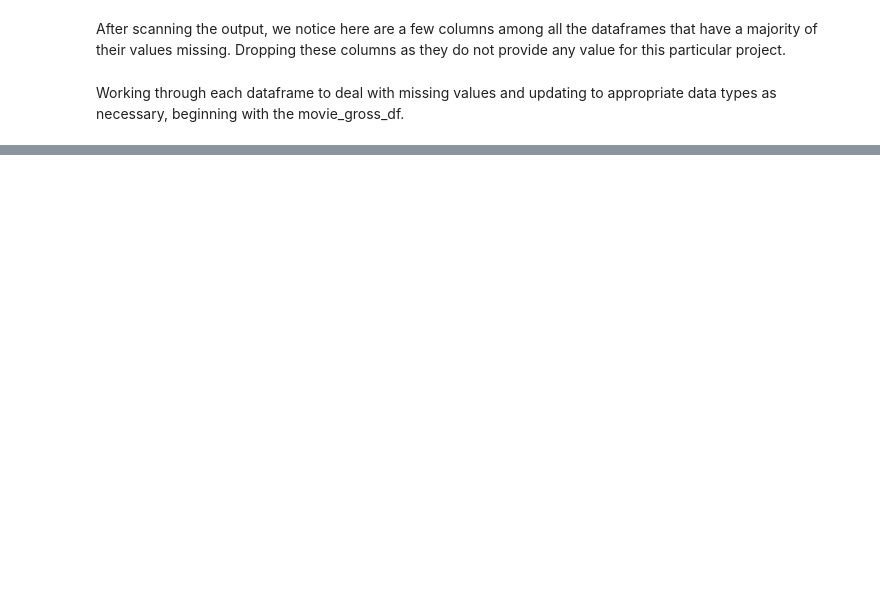
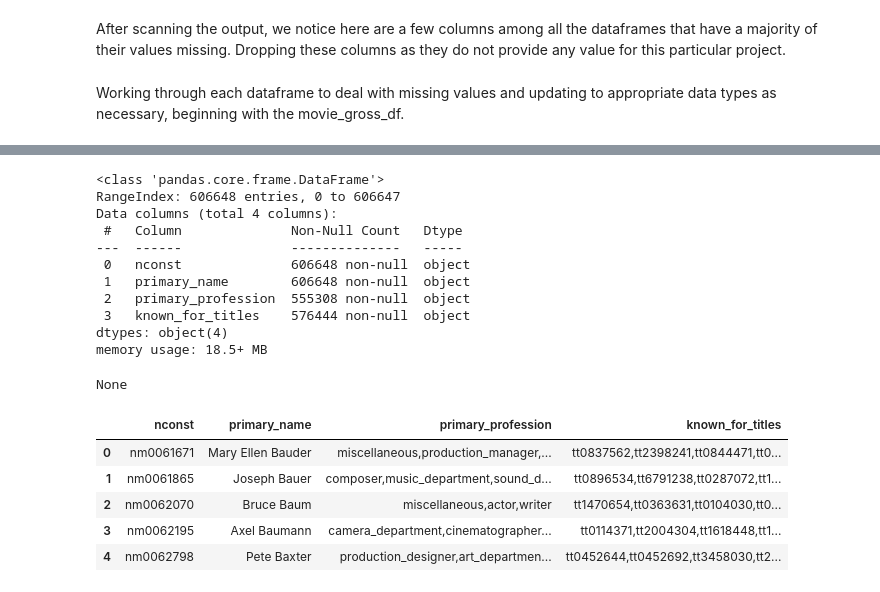
Before and after one commit to jonvis23/Movie-Industry-Analysis, a Jupyter notebook: movies-analysis.ipynb, the cells around one changed output, grey strips where cells are left out. Cells and saved outputs as stored; diff of their text form; code cells hidden in the pictures; blank space fills up the shorter version.

```diff
--- a/movies-analysis.ipynb
+++ b/movies-analysis.ipynb
@@ -85,0 +223,23 @@ movie_gross_df.info()
+# %%
+#Preview the data
+display(movie_basics_df.info())
+movie_basics_df.head()
+# %% [output]
+<class 'pandas.core.frame.DataFrame'>
+RangeIndex: 606648 entries, 0 to 606647
+Data columns (total 4 columns):
+ #   Column              Non-Null Count   Dtype
+---  ------              --------------   -----
+ 0   nconst              606648 non-null  object
+ 1   primary_name        606648 non-null  object
+ 2   primary_profession  555308 non-null  object
+ 3   known_for_titles    576444 non-null  object
+dtypes: object(4)
+memory usage: 18.5+ MB
+None
+|  | nconst | primary_name | primary_profession | known_for_titles |
+| 0 | nm0061671 | Mary Ellen Bauder | miscellaneous,production_manager,... | tt0837562,tt2398241,tt0844471,tt0... |
+| 1 | nm0061865 | Joseph Bauer | composer,music_department,sound_d... | tt0896534,tt6791238,tt0287072,tt1... |
+| 2 | nm0062070 | Bruce Baum | miscellaneous,actor,writer | tt1470654,tt0363631,tt0104030,tt0... |
+| 3 | nm0062195 | Axel Baumann | camera_department,cinematographer... | tt0114371,tt2004304,tt1618448,tt1... |
+| 4 | nm0062798 | Pete Baxter | production_designer,art_departmen... | tt0452644,tt0452692,tt3458030,tt2... |
```
Also changed, not shown: parts of 33 cells of this notebook.
